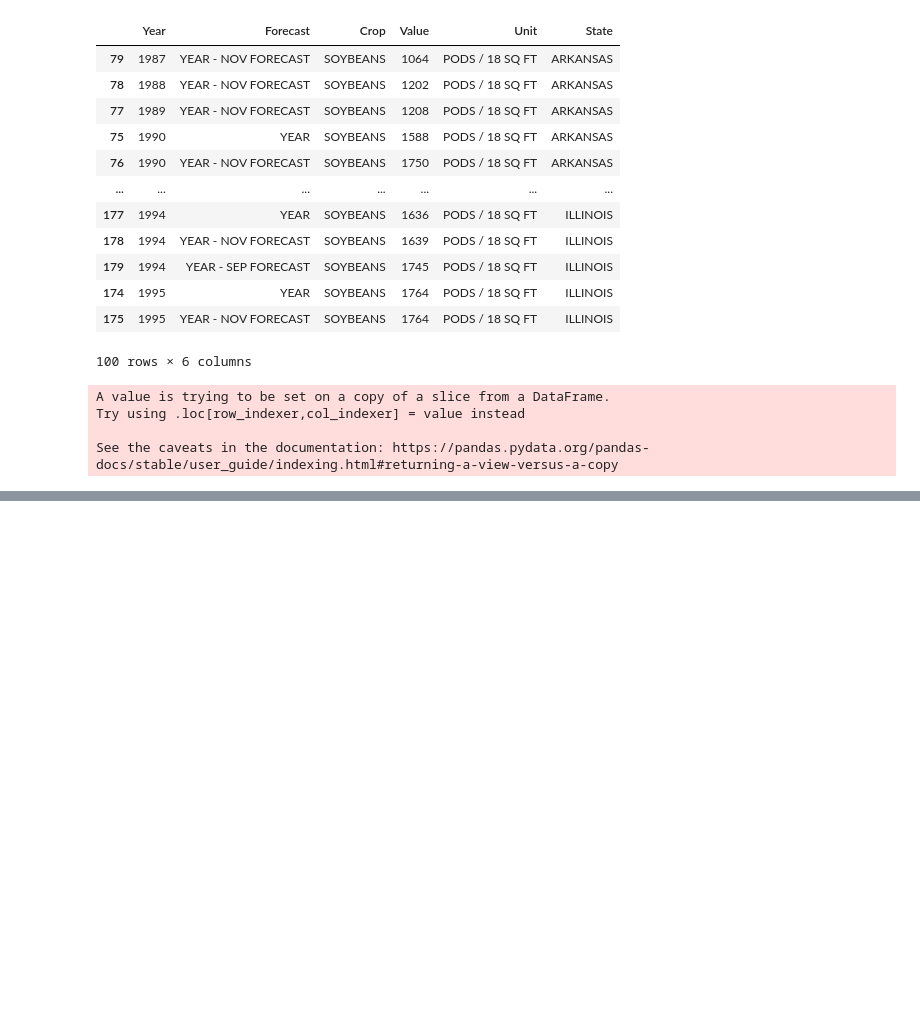
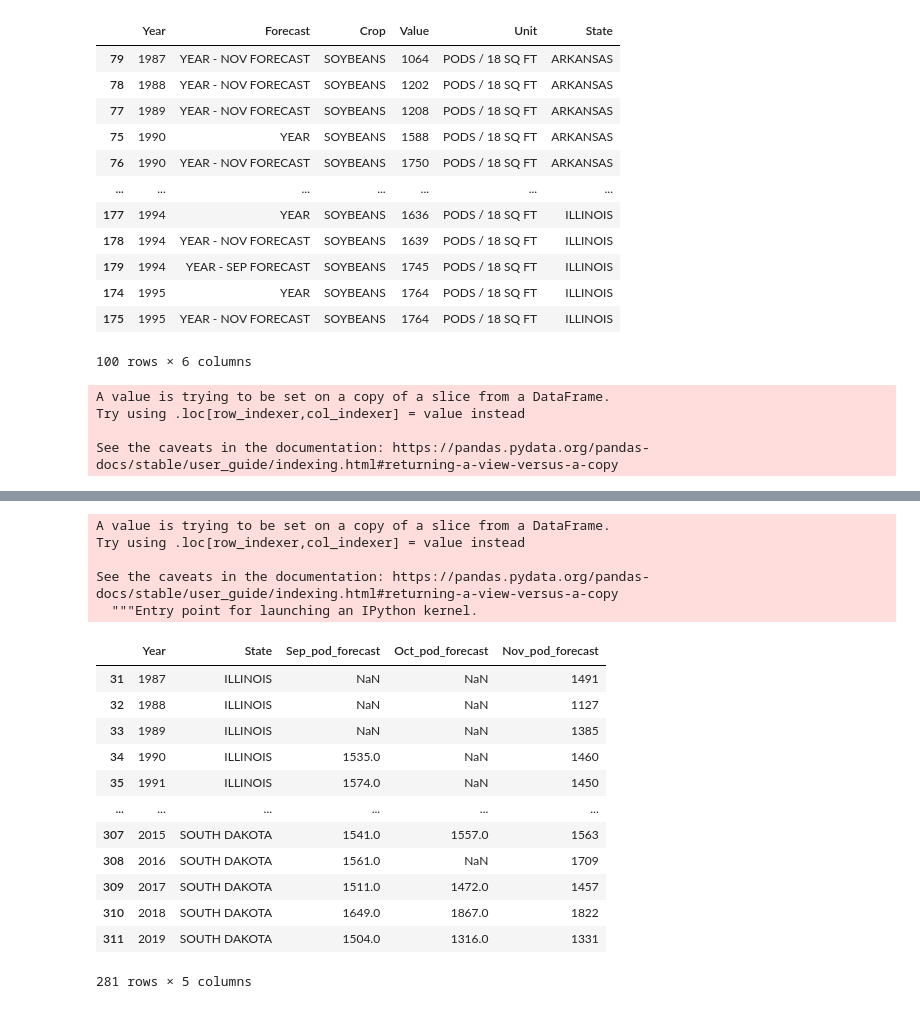
Before and after one commit to powell001/USDA_NOAA_data, a Jupyter notebook: NASS_podcount.ipynb, the cells around one changed output, grey strips where cells are left out. Cells and saved outputs as stored; diff of their text form; code cells hidden in the pictures; blank space fills up the shorter version.

```diff
--- a/NASS_podcount.ipynb
+++ b/NASS_podcount.ipynb
@@ -5,6 +5,8 @@ import matplotlib.pyplot as plt
 import seaborn as sns
 import requests
 import json
+
+statesofInterest = ['IOWA', 'INDIANA', 'ILLINOIS', 'KANSAS', 'MINNESOTA', 'MISSOURI', 'NEBRASKA', 'NORTH DAKOTA', 'SOUTH DAKOTA', 'OHIO']
 # %%
 def crop_yield(year_param):
 
@@ -381,2 +397,30 @@ df1[df1["State"] == "IOWA"].to_csv("IowaPod.csv")
 # %%
 df1.to_csv("tmp.csv")
+# %%
+df1['State'] = df1['State'].str.upper()
+model_allStates_podcount = df1[df1['State'].isin(statesofInterest)]
+model_allStates_podcount.drop(["Crop"], axis = 1)
+model_allStates_podcount = model_allStates_podcount[["Year", "State", "Sep_pod_forecast", "Oct_pod_forecast", "Nov_pod_forecast"]]
+model_allStates_podcount.to_csv("data_model_ready/model_allStates_podcount.csv")
+# %% [output]
+A value is trying to be set on a copy of a slice from a DataFrame.
+Try using .loc[row_indexer,col_indexer] = value instead
+
+See the caveats in the documentation: https://pandas.pydata.org/pandas-docs/stable/user_guide/indexing.html#returning-a-view-versus-a-copy
+  """Entry point for launching an IPython kernel.
+# %%
+model_allStates_podcount
+# %% [output]
+|  | Year | State | Sep_pod_forecast | Oct_pod_forecast | Nov_pod_forecast |
+| 31 | 1987 | ILLINOIS | NaN | NaN | 1491 |
+| 32 | 1988 | ILLINOIS | NaN | NaN | 1127 |
+| 33 | 1989 | ILLINOIS | NaN | NaN | 1385 |
+| 34 | 1990 | ILLINOIS | 1535.0 | NaN | 1460 |
+| 35 | 1991 | ILLINOIS | 1574.0 | NaN | 1450 |
+| ... | ... | ... | ... | ... | ... |
+| 307 | 2015 | SOUTH DAKOTA | 1541.0 | 1557.0 | 1563 |
+| 308 | 2016 | SOUTH DAKOTA | 1561.0 | NaN | 1709 |
+| 309 | 2017 | SOUTH DAKOTA | 1511.0 | 1472.0 | 1457 |
+| 310 | 2018 | SOUTH DAKOTA | 1649.0 | 1867.0 | 1822 |
+| 311 | 2019 | SOUTH DAKOTA | 1504.0 | 1316.0 | 1331 |
+281 rows × 5 columns
```
Also changed, not shown: parts of 2 cells of this notebook, 2 other files.
